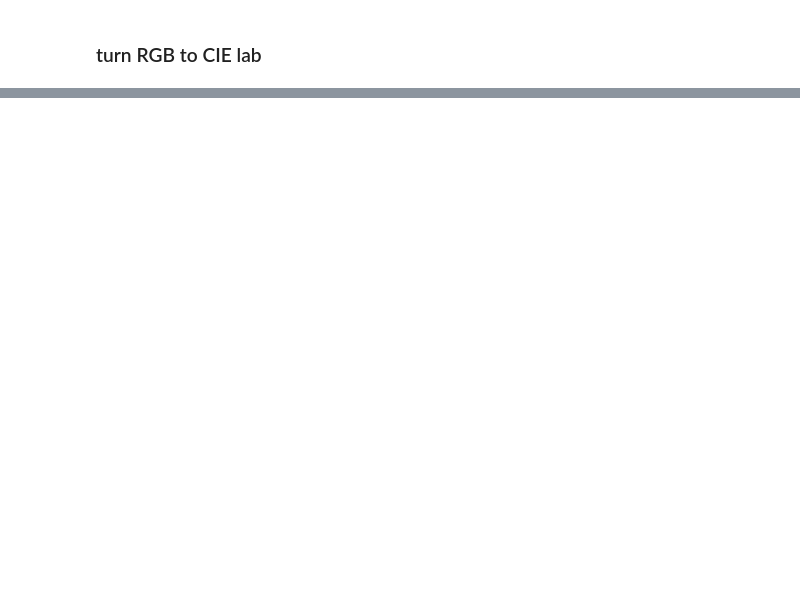
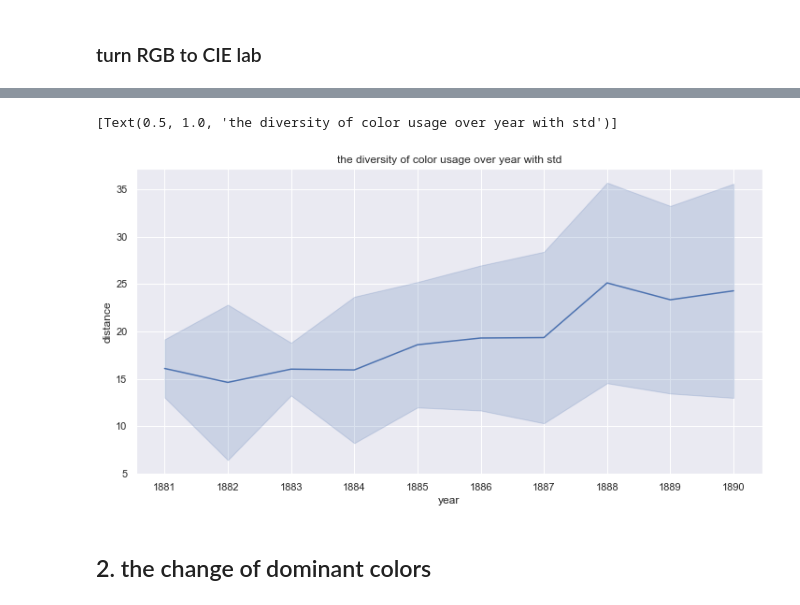
Before and after one commit to Linyhazel/history-and-the-digital, a Jupyter notebook: color_analysis.ipynb, the cells around one changed output, grey strips where cells are left out. Cells and saved outputs as stored; diff of their text form; code cells hidden in the pictures; blank space fills up the shorter version.

```diff
--- a/color_analysis.ipynb
+++ b/color_analysis.ipynb
@@ -239,0 +304,8 @@ cie_distance.mean()
+# %%
+sns.set(rc={'figure.figsize':(12,6)})
+sns.lineplot(x='year', y='distance', ci = 'sd', err_style="band", data =df).set(title = 'the diversity of color usage over year with std')
+# %% [output]
+[Text(0.5, 1.0, 'the diversity of color usage over year with std')]
+[figure, added]
+# %% [markdown]
+## 2. the change of dominant colors
```
Also changed, not shown: parts of 43 cells of this notebook, 16 other files.
